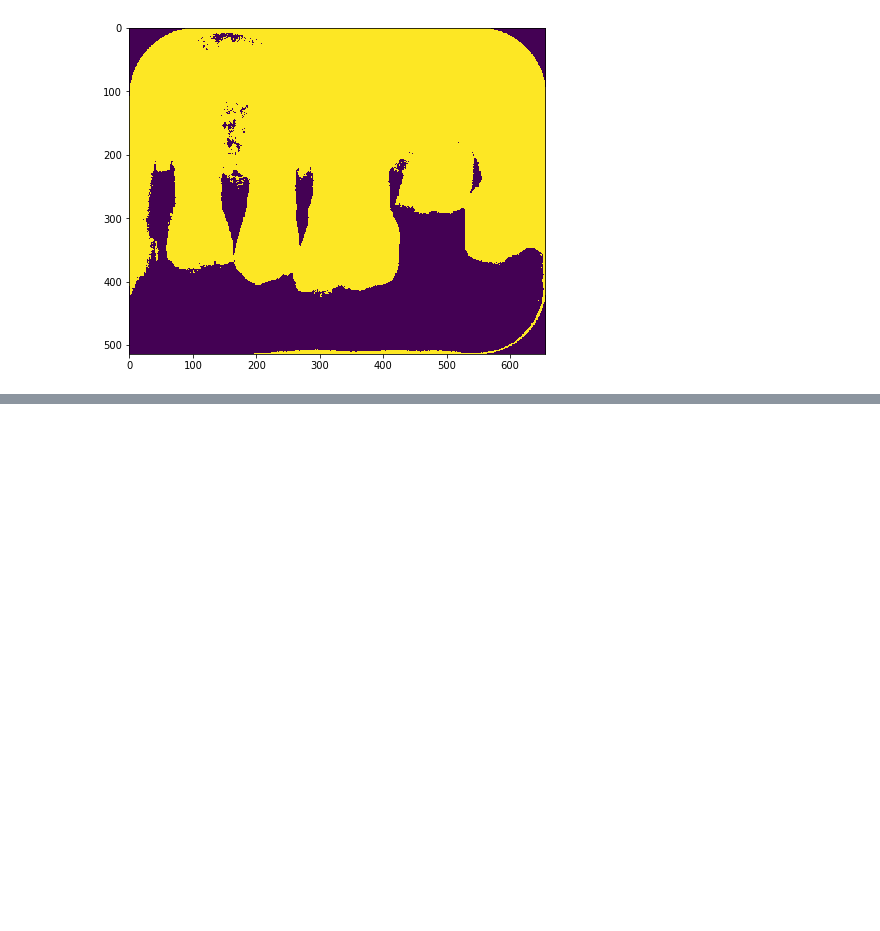
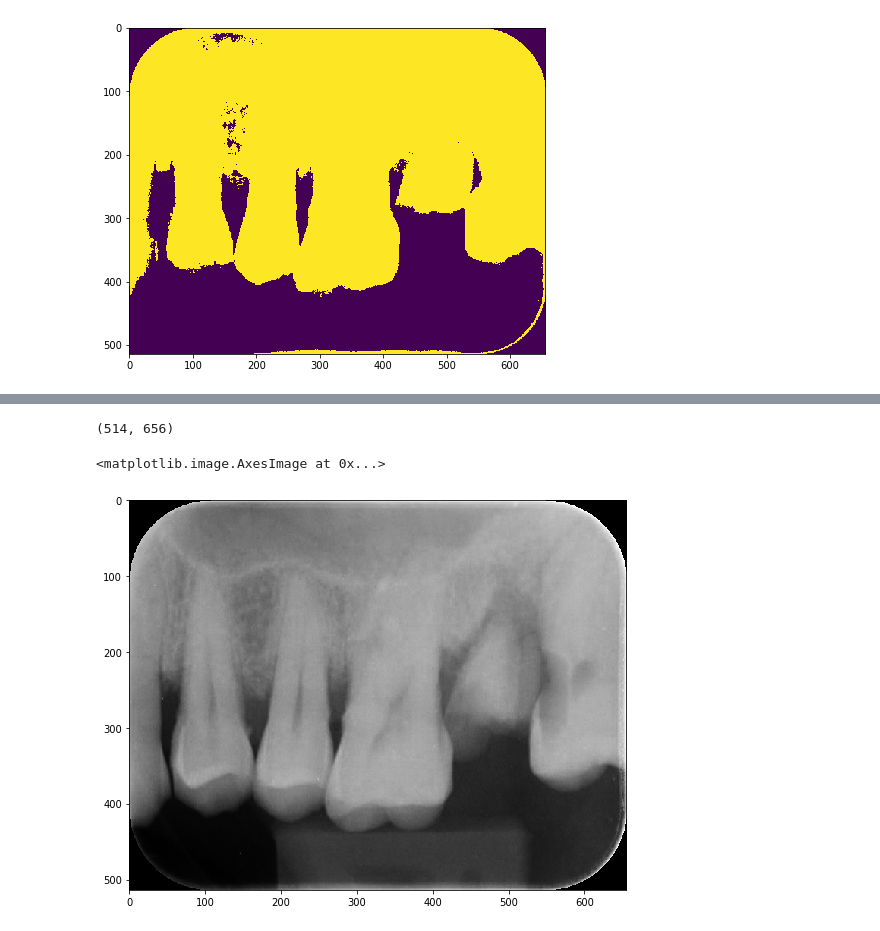
Before and after one commit to qfaizan401/Project-Dentistry, a Jupyter notebook: project/New - Classes Extraction .ipynb, the cells around one changed output, grey strips where cells are left out. Saved outputs shown, nothing was run; the diff lists cells and outputs as text; code cells hidden in the pictures; blank space fills up the shorter version.

```diff
--- a/project/New - Classes Extraction .ipynb
+++ b/project/New - Classes Extraction .ipynb
@@ -290,0 +354,8 @@ plt.imshow(img_data)
+# %%
+img_as_ubyte(img)
+print(np.shape(img))
+io.imshow(img)
+# %% [output]
+(514, 656)
+<matplotlib.image.AxesImage at 0x...>
+[figure, added]
```
Also changed, not shown: parts of 12 cells of this notebook, 1 other file.
